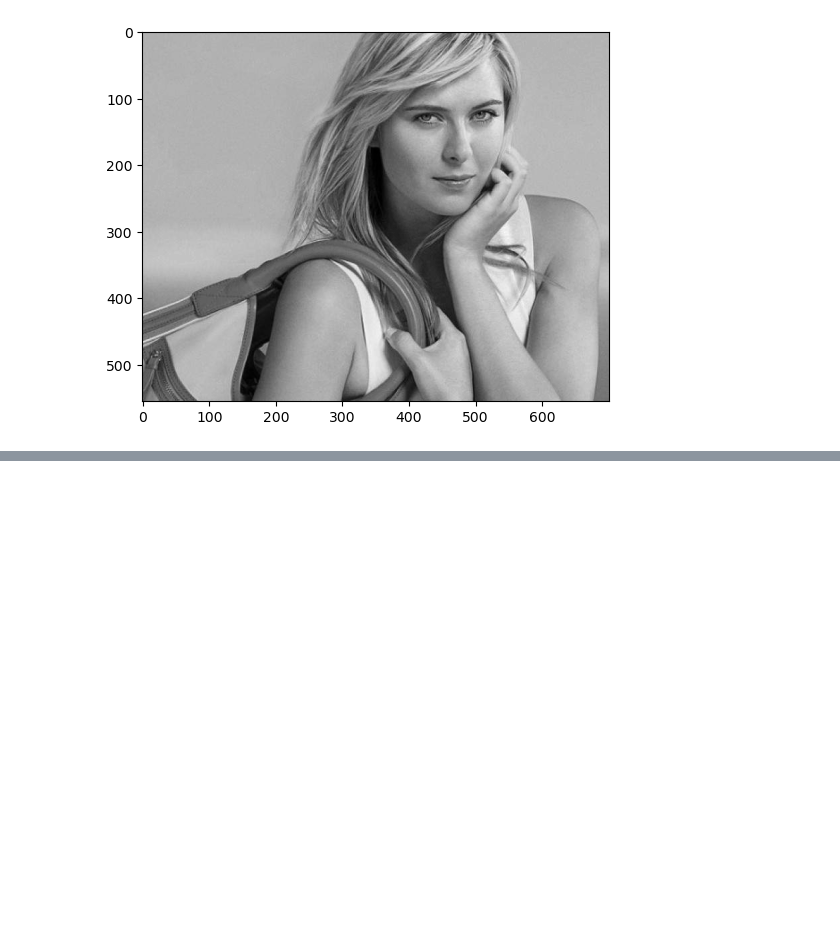
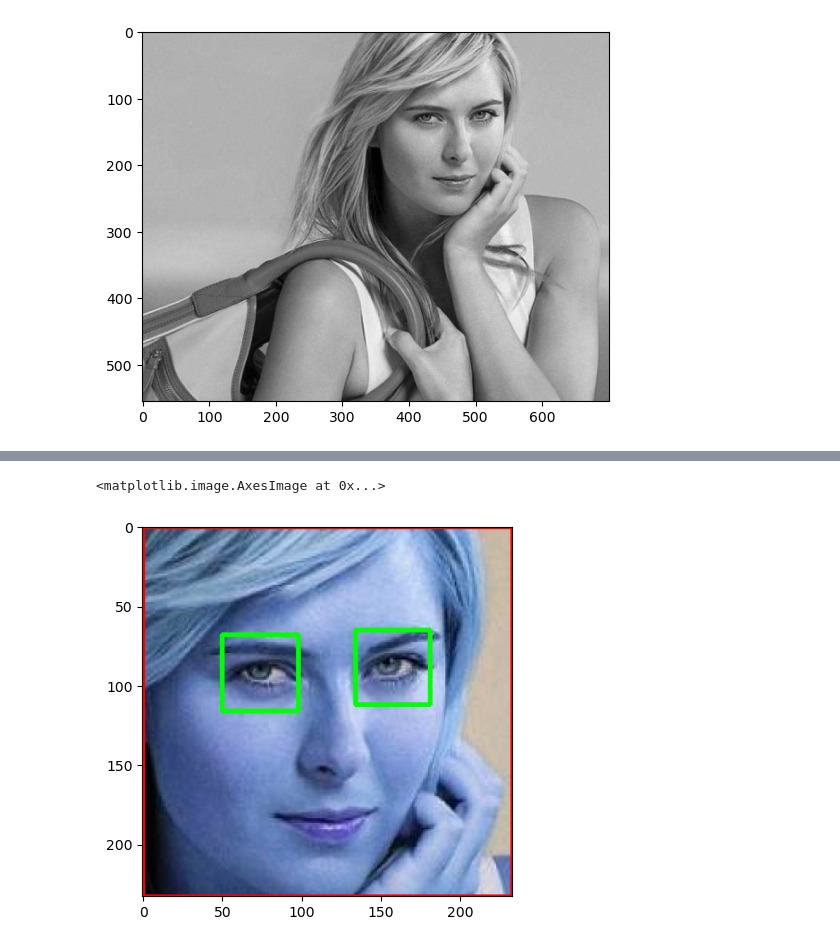
Before and after one commit to PranavPol-01/face_recog, a Jupyter notebook: model/sports_celebration_classification.ipynb, the cells around one changed output, grey strips where cells are left out. Saved outputs shown, nothing was run; the diff lists cells and outputs as text; code cells hidden in the pictures; blank space fills up the shorter version.

```diff
--- a/model/sports_celebration_classification.ipynb
+++ b/model/sports_celebration_classification.ipynb
@@ -60,0 +120,6 @@ plt.imshow(grey ,cmap='gray' )
+# %%
+plt.imshow(roi_color,cmap = 'grey')
+# roi = region of intrest
+# %% [output]
+<matplotlib.image.AxesImage at 0x...>
+[figure, added]
```
Also changed, not shown: parts of 8 cells of this notebook, 17 other files.
